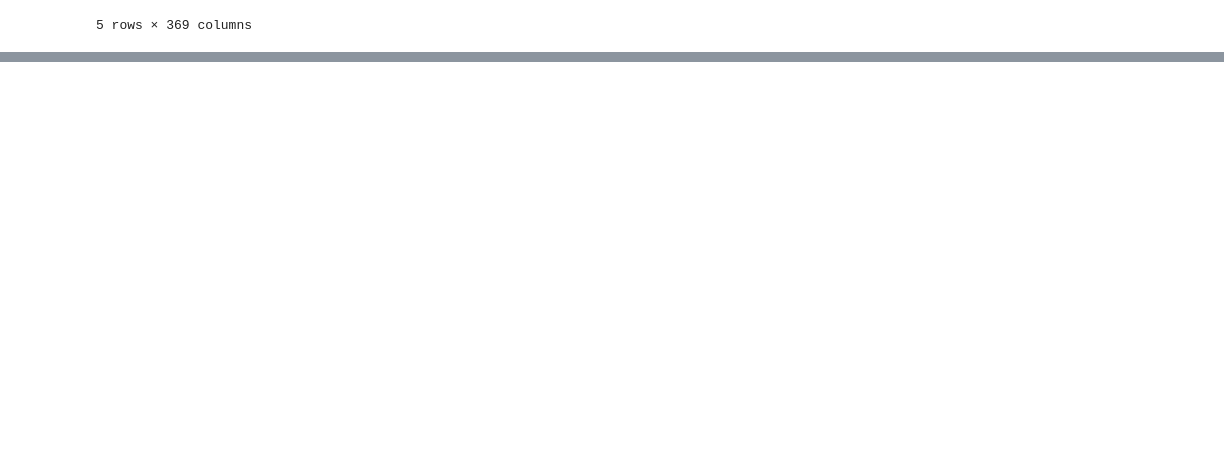
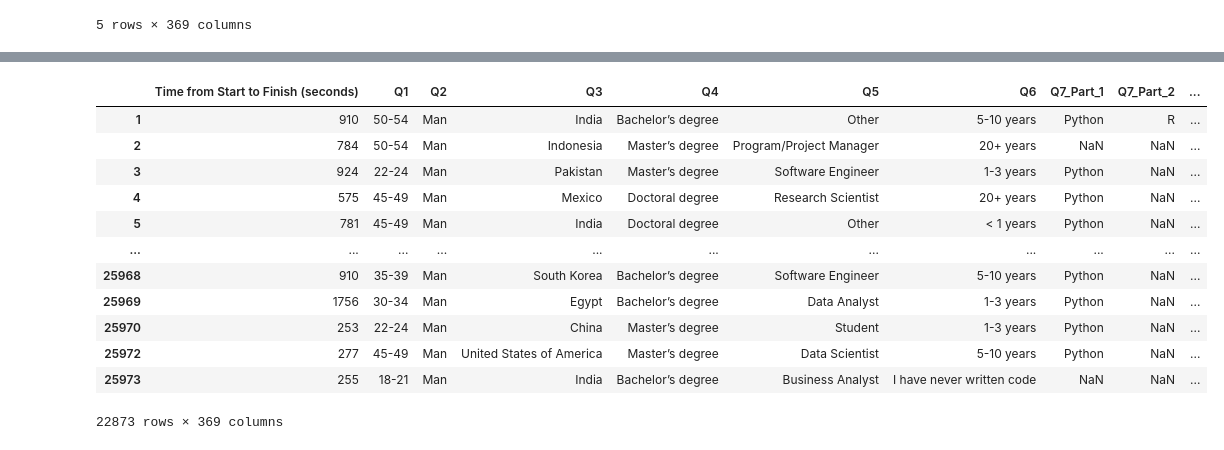
Before and after one commit to benmerrilll/survey-eda-2021, a Jupyter notebook: DS exploration.ipynb, the cells around one changed output, grey strips where cells are left out. Drawn from its saved outputs; the diff is of its cells as text; code cells hidden in the pictures; blank space fills up the shorter version.

```diff
--- a/DS exploration.ipynb
+++ b/DS exploration.ipynb
@@ -37,2 +83,42 @@ array(['Duration (in seconds)', 'What is your age (# years)?',
+# %%
+# Picking 40 countries with the most responses
+high_response_countries = df.groupby('Q3').count()['Time from Start to Finish (seconds)'].sort_values(ascending=False).index[:40]
+high_response_df = df[df['Q3'].isin(high_response_countries.drop('Other'))]
+
+# Ordering
+high_response_df
+
+# # Grouping and Clean Up
+# role_and_country = high_response_df.groupby(['Q5', 'Q3']).count()['Time from Start to Finish (seconds)'].unstack()
+# role_and_country = role_and_country.fillna(0).drop('Other', axis=1).drop('Other', axis=0)
+
+# #Creating Percentages
+# role_percentage = role_and_country.copy()
+# for country in role_and_country:
+#     country_sum = role_and_country[country].sum()
+#     temp = []
+#     for val in role_and_country[country]:
+#         temp.append(val/country_sum)
+#     role_percentage[country] = temp
+
+# role_percentage = role_percentage[high_response_countries.drop('Other')]
+
+# heatmap = alt.Chart(role_percentage).mark_rect().encode(
+#     x=
+# )
+# %% [output]
+|  | Time from Start to Finish (seconds) | Q1 | Q2 | Q3 | Q4 | Q5 | Q6 | Q7_Part_1 | Q7_Part_2 | ... |
+| 1 | 910 | 50-54 | Man | India | Bachelor’s degree | Other | 5-10 years | Python | R | ... |
+| 2 | 784 | 50-54 | Man | Indonesia | Master’s degree | Program/Project Manager | 20+ years | NaN | NaN | ... |
+| 3 | 924 | 22-24 | Man | Pakistan | Master’s degree | Software Engineer | 1-3 years | Python | NaN | ... |
+| 4 | 575 | 45-49 | Man | Mexico | Doctoral degree | Research Scientist | 20+ years | Python | NaN | ... |
+| 5 | 781 | 45-49 | Man | India | Doctoral degree | Other | < 1 years | Python | NaN | ... |
+| ... | ... | ... | ... | ... | ... | ... | ... | ... | ... | ... |
+| 25968 | 910 | 35-39 | Man | South Korea | Bachelor’s degree | Software Engineer | 5-10 years | Python | NaN | ... |
+| 25969 | 1756 | 30-34 | Man | Egypt | Bachelor’s degree | Data Analyst | 1-3 years | Python | NaN | ... |
+| 25970 | 253 | 22-24 | Man | China | Master’s degree | Student | 1-3 years | Python | NaN | ... |
+| 25972 | 277 | 45-49 | Man | United States of America | Master’s degree | Data Scientist | 5-10 years | Python | NaN | ... |
+| 25973 | 255 | 18-21 | Man | India | Bachelor’s degree | Business Analyst | I have never written code | NaN | NaN | ... |
+22873 rows × 369 columns
 # %%
 df_not_india = df[df['Q3'] != 'India']
```
Also changed, not shown: parts of 13 cells of this notebook.
